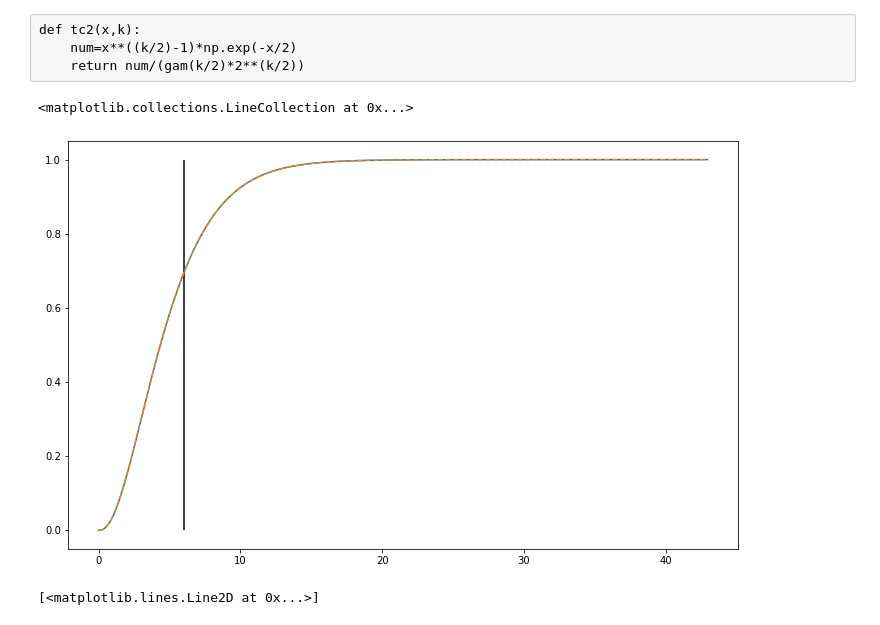
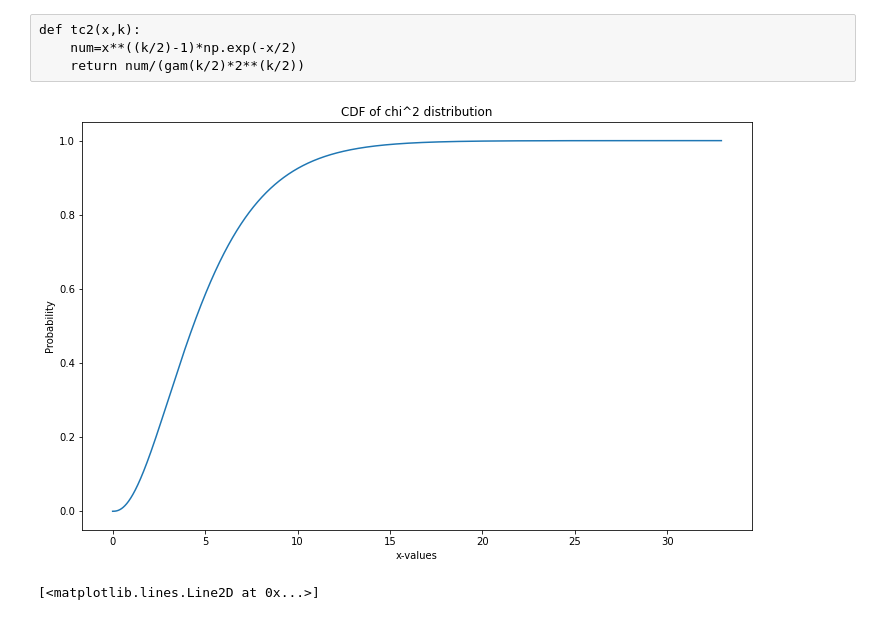
Before and after one commit to maria8ch/Phys434_BigData, a Jupyter notebook: lab1_Berres.ipynb, the cells around one changed output. Cells and saved outputs as stored; diff of their text form; code cells hidden in the pictures.

```diff
--- a/lab1_Berres.ipynb
+++ b/lab1_Berres.ipynb
@@ -119,12 +146,19 @@ s=1.0
 df=10
 #d = stats.norm.rvs(loc = 5, scale = 0.01, size = 100000)
 c21=stats.chi2.rvs(df,loc = l, scale = s, size = 100000,random_state=420)
-fig, ax = plt.subplots(figsize=(12, 7.5))
+fig, ax = plt.subplots(1,2,figsize=(12, 7.5))
 #c2=np.random.chisquare(d)
-ax.hist(c21, bins=50, density=True);
-v = np.linspace(0,ax.get_xlim()[1], 100000)
-ax.plot(v,stats.chi2.pdf(v,df,loc=l,scale=s))
+ax[0].hist(c21, bins=50, density=True,label='chi^2 distribution');
+v = np.linspace(0,ax[0].get_xlim()[1], 100000)
+#ax[0].plot(v,stats.chi2.pdf(v,df,loc=l,scale=s))
 #v = np.linspace(0,50, 100000)
+
 k=10
-ax.plot(v,tc2(v,df),color='g',ls='--');
+ax[0].plot(v,tc2(v,df),label='pdf');
+ax[0].legend(loc=0)
+plt.yscale('log')
+ax[1].hist(c21, bins=50, density=True,label='chi^2 distribution');
+ax[1].plot(v,tc2(v,df),label='pdf');
+ax[1].set_xlabel()
+ax[1].legend(loc=0);
 # %% [output]
@@ -159,13 +193,15 @@ def tc2(x,k):
 # %%
 df=5
 fig, ax = plt.subplots(figsize=(12, 7.5))
 ax.plot(v,stats.chi2.cdf(v,df,loc=0,scale=1))
-ax.plot(v,cd1(v,df)/cd1(v,df).max(),ls='--')
-ax.vlines(6,0,1)
+ax.set_xlabel('x-values')
+ax.set_title('CDF of chi^2 distribution')
+ax.set_ylabel('Probability');
+#ax.plot(v,cd1(v,df)/cd1(v,df).max(),ls='--')
+#ax.vlines(6,0,1)
 #ax.plot(v,scipy.integrate.quad(tc2(v,df),-np.inf,50))
 # %% [output]
-<matplotlib.collections.LineCollection at 0x...>
-[figure, old version]
+[figure, new version]
 # %%
 fig, ax = plt.subplots(figsize=(12, 7.5))
 x=np.linspace(-4,4,1000)
```
Also changed, not shown: parts of 11 cells of this notebook.
